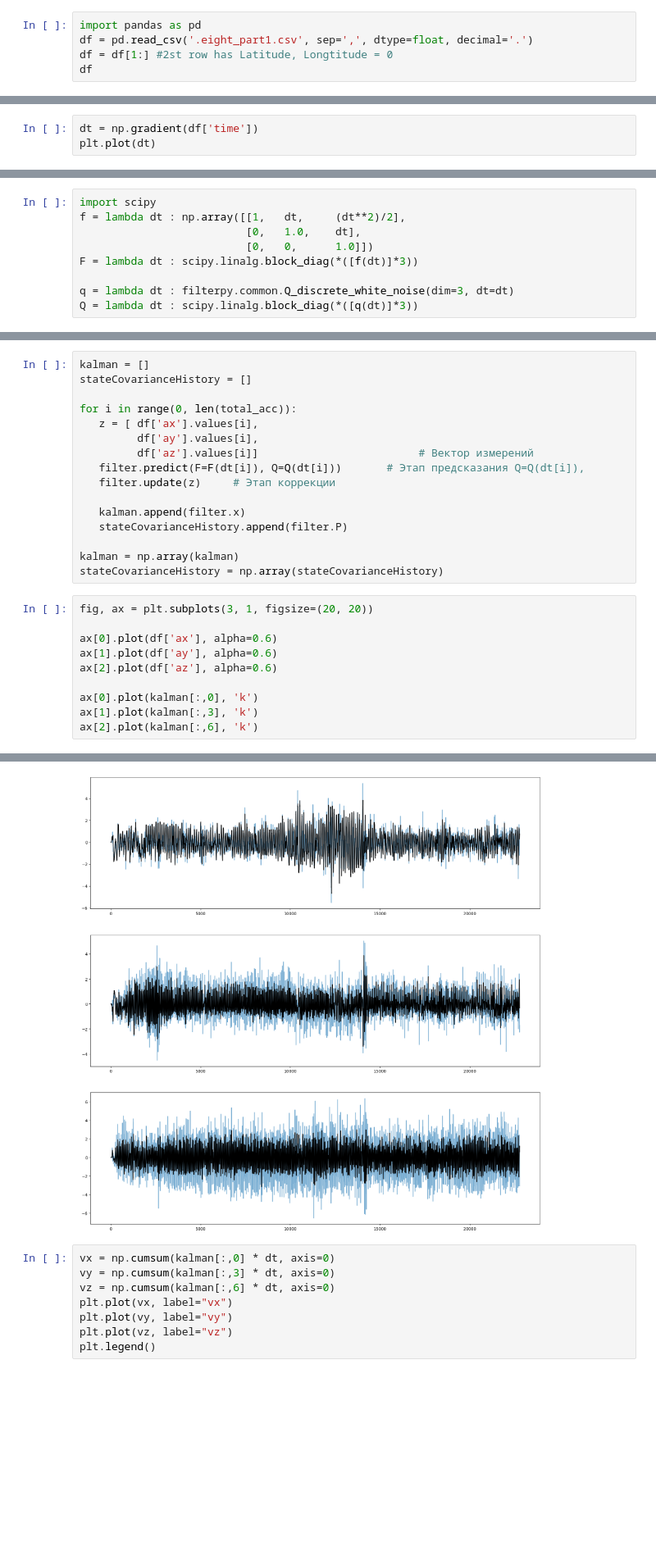
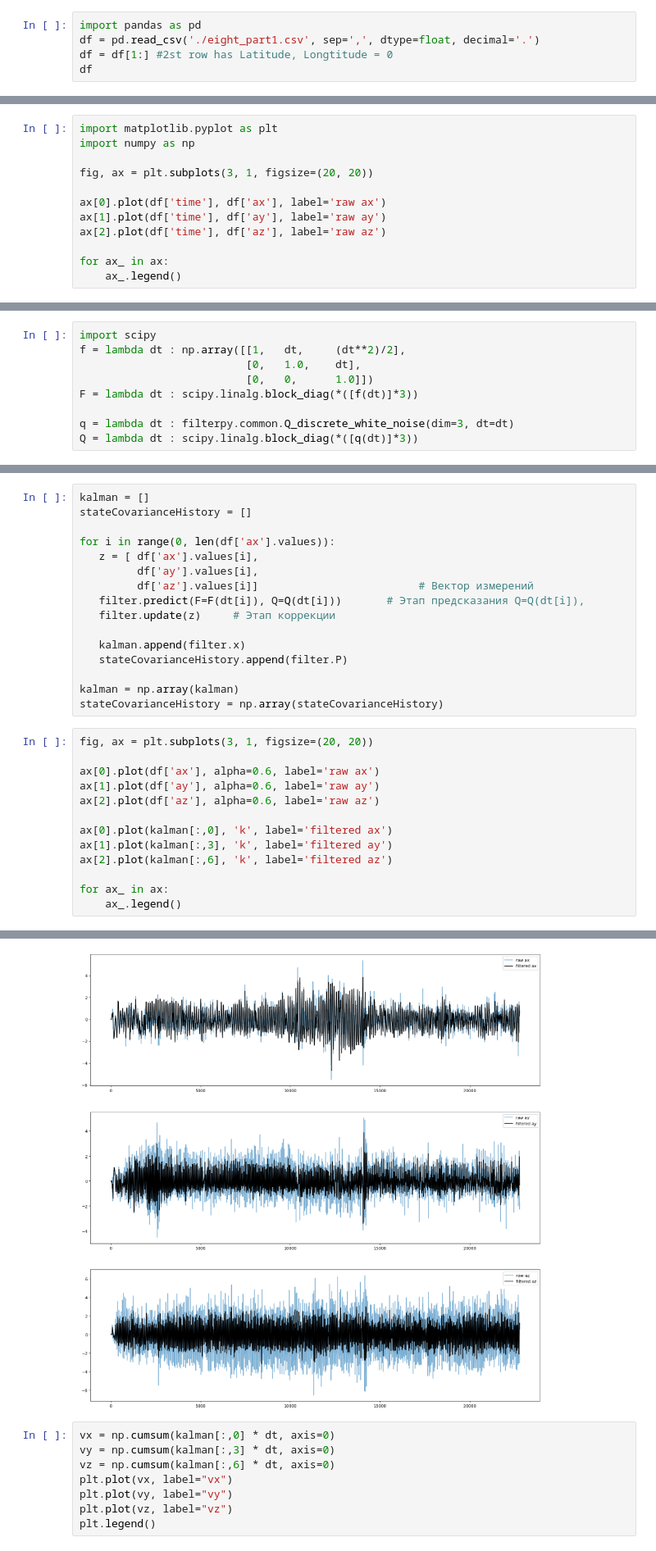
Before and after one commit to genom10/Sensors2023, a Jupyter notebook: HW2/Sensors_HW2_Dmitriev_Egor.ipynb, the cells around one changed output, grey strips where cells are left out. Shown at 82% size. Saved outputs shown, nothing was run; the diff lists cells and outputs as text; blank space fills up the shorter version.

```diff
--- a/HW2/Sensors_HW2_Dmitriev_Egor.ipynb
+++ b/HW2/Sensors_HW2_Dmitriev_Egor.ipynb
@@ -192,6 +192,6 @@ recursive MSE: 0.2760474432662794
 # %%
 import pandas as pd
-df = pd.read_csv('.eight_part1.csv', sep=',', dtype=float, decimal='.')
+df = pd.read_csv('./eight_part1.csv', sep=',', dtype=float, decimal='.')
 df = df[1:] #2st row has Latitude, Longtitude = 0
 df
 # %% [output]
@@ -251,3 +239,0 @@ plt.plot(df['az'])
-# %%
-dt = np.gradient(df['time'])
-plt.plot(dt)
@@ -256,0 +242,12 @@ plt.plot(dt)
+# %%
+import matplotlib.pyplot as plt
+import numpy as np
+
+fig, ax = plt.subplots(3, 1, figsize=(20, 20))
+
+ax[0].plot(df['time'], df['ax'], label='raw ax')
+ax[1].plot(df['time'], df['ay'], label='raw ay')
+ax[2].plot(df['time'], df['az'], label='raw az')
+
+for ax_ in ax:
+    ax_.legend()
@@ -288,7 +295,7 @@ Q = lambda dt : scipy.linalg.block_diag(*([q(dt)]*3))
 kalman = []
 stateCovarianceHistory = []
 
-for i in range(0, len(total_acc)):
+for i in range(0, len(df['ax'].values)):
    z = [ df['ax'].values[i],
          df['ay'].values[i],
          df['az'].values[i]]                         # Вектор измерений
@@ -303,11 +310,14 @@ stateCovarianceHistory = np.array(stateCovarianceHistory)
 # %%
 fig, ax = plt.subplots(3, 1, figsize=(20, 20))
 
-ax[0].plot(df['ax'], alpha=0.6)
-ax[1].plot(df['ay'], alpha=0.6)
-ax[2].plot(df['az'], alpha=0.6)
+ax[0].plot(df['ax'], alpha=0.6, label='raw ax')
+ax[1].plot(df['ay'], alpha=0.6, label='raw ay')
+ax[2].plot(df['az'], alpha=0.6, label='raw az')
 
-ax[0].plot(kalman[:,0], 'k')
-ax[1].plot(kalman[:,3], 'k')
-ax[2].plot(kalman[:,6], 'k')
+ax[0].plot(kalman[:,0], 'k', label='filtered ax')
+ax[1].plot(kalman[:,3], 'k', label='filtered ay')
+ax[2].plot(kalman[:,6], 'k', label='filtered az')
+
+for ax_ in ax:
+    ax_.legend()
 # %% [output]
@@ -315,4 +324,4 @@ ax[2].plot(kalman[:,6], 'k')
-[figure, old version]
+[figure, new version]
 # %%
 vx = np.cumsum(kalman[:,0] * dt, axis=0)
 vy = np.cumsum(kalman[:,3] * dt, axis=0)
```
Also changed, not shown: parts of 24 cells of this notebook.
